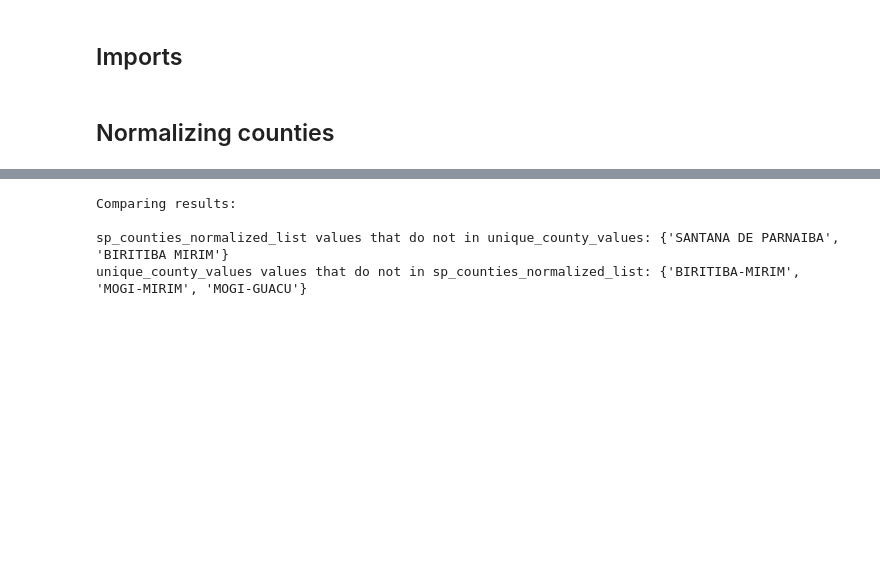
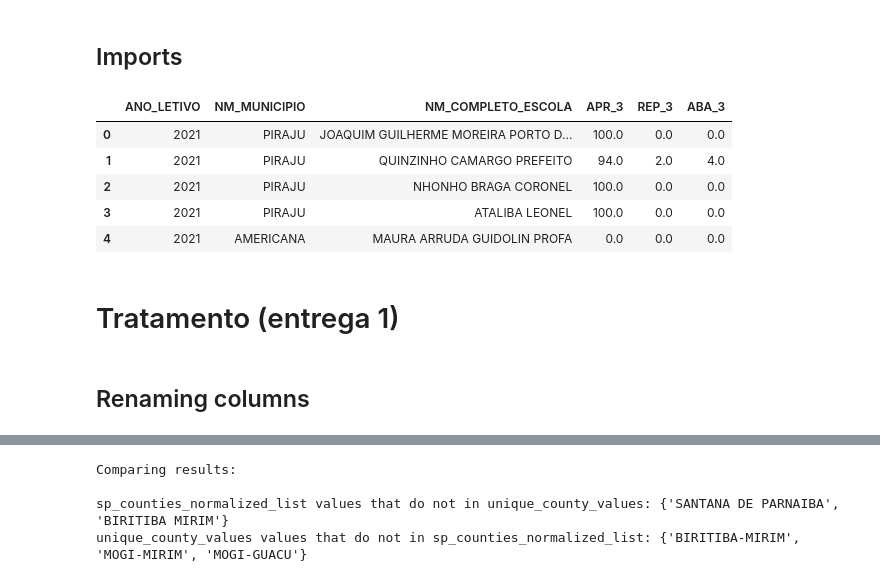
Before and after one commit to maiconspa/student-analysis, a Jupyter notebook: a3_big_data.ipynb, the cells around one changed output, grey strips where cells are left out. Saved outputs shown, nothing was run; the diff lists cells and outputs as text; code cells hidden in the pictures; blank space fills up the shorter version.

Commit message:
tratamento finalizado

```diff
--- a/a3_big_data.ipynb
+++ b/a3_big_data.ipynb
@@ -6,6 +5,16 @@ import numpy as np
 import pandas as pd
 import seaborn as sn #necessary to create correlation matrix
 # %%
-df = pd.read_excel('./data/fluxo_escolar_normalizado.xlsx')
+df = pd.read_excel('data/fluxo_escolar_por_escola_2021.xlsx')
+df.head()
+# %% [output]
+|  | ANO_LETIVO | NM_MUNICIPIO | NM_COMPLETO_ESCOLA | APR_3 | REP_3 | ABA_3 |
+| 0 | 2021 | PIRAJU | JOAQUIM GUILHERME MOREIRA PORTO D... | 100.0 | 0.0 | 0.0 |
+| 1 | 2021 | PIRAJU | QUINZINHO CAMARGO PREFEITO | 94.0 | 2.0 | 4.0 |
+| 2 | 2021 | PIRAJU | NHONHO BRAGA CORONEL | 100.0 | 0.0 | 0.0 |
+| 3 | 2021 | PIRAJU | ATALIBA LEONEL | 100.0 | 0.0 | 0.0 |
+| 4 | 2021 | AMERICANA | MAURA ARRUDA GUIDOLIN PROFA | 0.0 | 0.0 | 0.0 |
-# %% [markdown]
-## Normalizing counties
+# %% [markdown]
+# Tratamento (entrega 1)
+# %% [markdown]
+## Renaming columns
```
Also changed, not shown: parts of 11 cells of this notebook, 6 other files.
